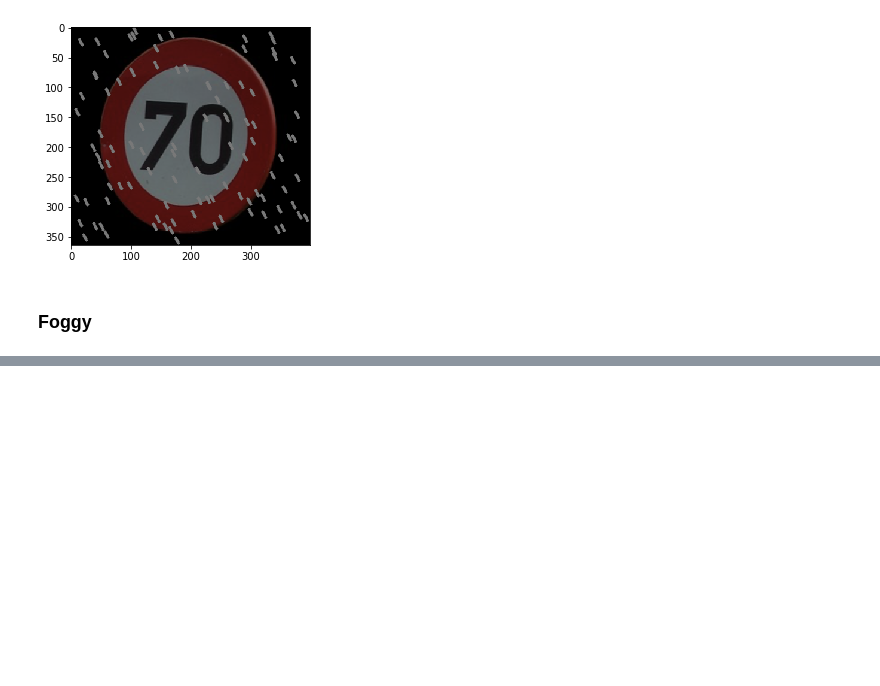
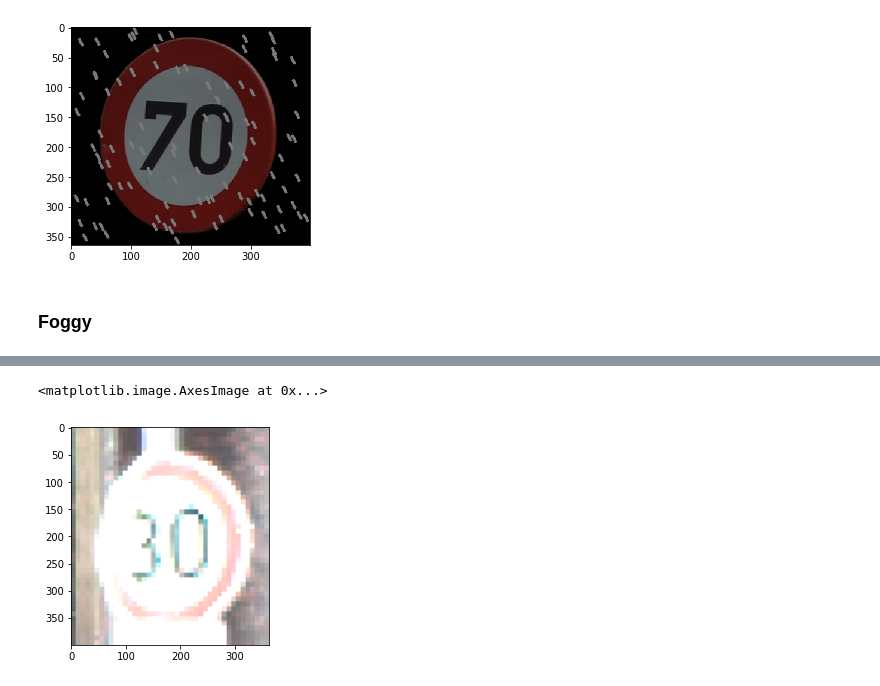
Before and after one commit to wh153/IDS705FinalProject, a Jupyter notebook: Image Augmentation.ipynb, the cells around one changed output, grey strips where cells are left out. Saved outputs shown, nothing was run; the diff lists cells and outputs as text; code cells hidden in the pictures; blank space fills up the shorter version.

```diff
--- a/Image Augmentation.ipynb
+++ b/Image Augmentation.ipynb
@@ -217,0 +294,5 @@ plt.imshow(new_image)
+# %%
+plt.imshow(extreme_bright(img1))
+# %% [output]
+<matplotlib.image.AxesImage at 0x...>
+[figure, added]
```
Also changed, not shown: parts of 10 cells of this notebook.
